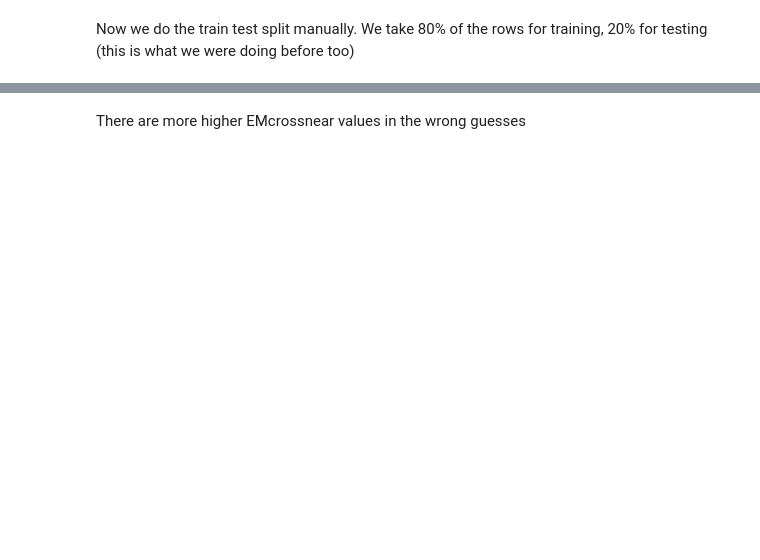
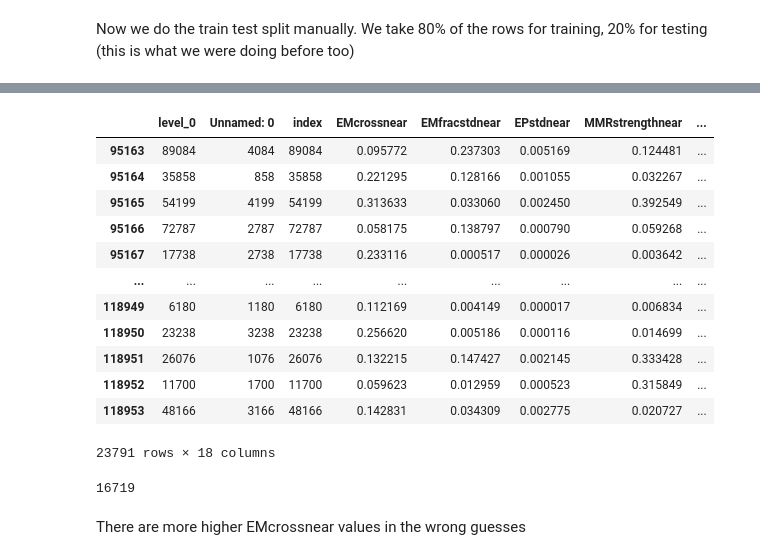
Before and after one commit to Ethadhani/SPOCKalt, a Jupyter notebook: spockTrain/spock_testv1.75.ipynb, the cells around one changed output, grey strips where cells are left out. Drawn from its saved outputs; the diff is of its cells as text; code cells hidden in the pictures; blank space fills up the shorter version.

```diff
--- a/spockTrain/spock_testv1.75.ipynb
+++ b/spockTrain/spock_testv1.75.ipynb
@@ -151,3 +151,23 @@ train['Stable'].value_counts()[False]/train['Stable'].value_counts()[True]
+# %%
+realTest
+# %% [output]
+|  | level_0 | Unnamed: 0 | index | EMcrossnear | EMfracstdnear | EPstdnear | MMRstrengthnear | ... |
+| 95163 | 89084 | 4084 | 89084 | 0.095772 | 0.237303 | 0.005169 | 0.124481 | ... |
+| 95164 | 35858 | 858 | 35858 | 0.221295 | 0.128166 | 0.001055 | 0.032267 | ... |
+| 95165 | 54199 | 4199 | 54199 | 0.313633 | 0.033060 | 0.002450 | 0.392549 | ... |
+| 95166 | 72787 | 2787 | 72787 | 0.058175 | 0.138797 | 0.000790 | 0.059268 | ... |
+| 95167 | 17738 | 2738 | 17738 | 0.233116 | 0.000517 | 0.000026 | 0.003642 | ... |
+| ... | ... | ... | ... | ... | ... | ... | ... | ... |
+| 118949 | 6180 | 1180 | 6180 | 0.112169 | 0.004149 | 0.000017 | 0.006834 | ... |
+| 118950 | 23238 | 3238 | 23238 | 0.256620 | 0.005186 | 0.000116 | 0.014699 | ... |
+| 118951 | 26076 | 1076 | 26076 | 0.132215 | 0.147427 | 0.002145 | 0.333428 | ... |
+| 118952 | 11700 | 1700 | 11700 | 0.059623 | 0.012959 | 0.000523 | 0.315849 | ... |
+| 118953 | 48166 | 3166 | 48166 | 0.142831 | 0.034309 | 0.002775 | 0.020727 | ... |
+23791 rows × 18 columns
+# %%
+realTest['Stable'].value_counts()[False]
+# %% [output]
+16719
 # %%
 realTest = test.loc[test['prelimStable']==True]
 # %% [markdown]
```
Also changed, not shown: parts of 24 cells of this notebook, 12 other files.
